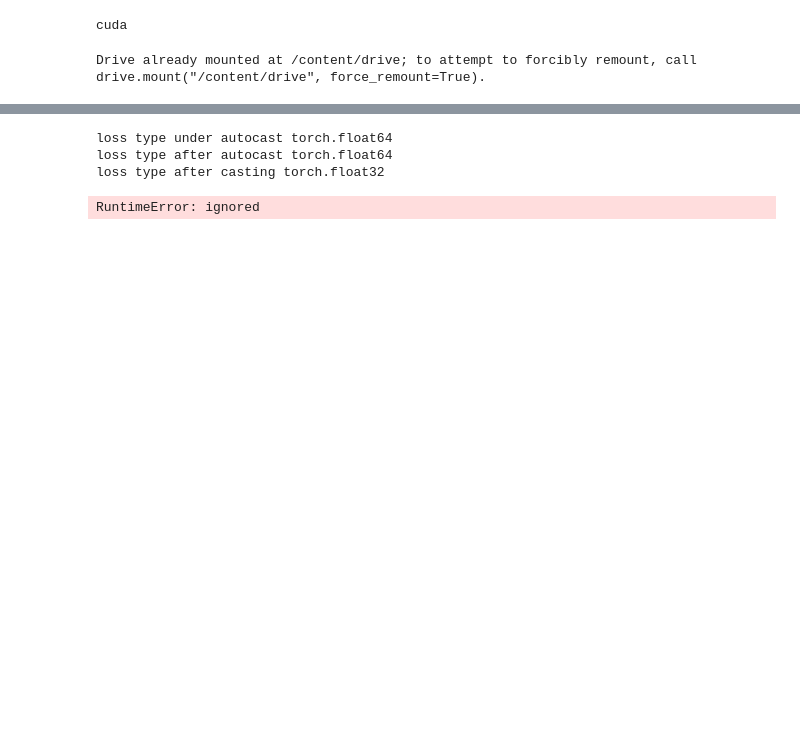
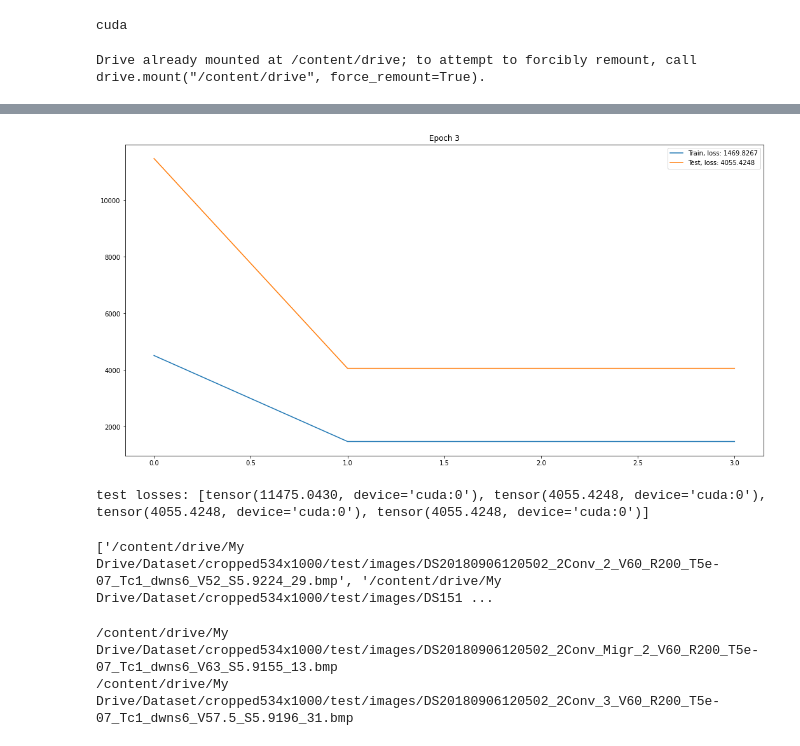
Before and after one commit to konstantin1998/first-repository, a Jupyter notebook: litpm.ipynb, the cells around one changed output, grey strips where cells are left out. Cells and saved outputs as stored; diff of their text form; code cells hidden in the pictures; blank space fills up the shorter version.

Commit message:
amp seems to be working, 13 conv, mse 4055

```diff
--- a/litpm.ipynb
+++ b/litpm.ipynb
@@ -96,6 +97,6 @@ class DataGenerator():
 # %%
 data_generator = DataGenerator('/content/drive/My Drive/Dataset/cropped534x1000/train',
                                '/content/drive/My Drive/Dataset/cropped534x1000/test',
-                               '/content/drive/My Drive/Dataset/cropped534x1000/augmentated_results.csv')
+                               '/content/drive/My Drive/Dataset/cropped534x1000/results.csv')
 trainloader, testloader = data_generator.prepare_data()
 # %% [output]
@@ -183,6 +196,7 @@ class Model(nn.Module):
     return x
 # %%
 #autocast = torch.cuda.amp.autocast
+
 scaler = torch.cuda.amp.GradScaler()
 
 def train(model, optim, criterion, dataloader, epoch, device):
@@ -193,16 +207,17 @@ def train(model, optim, criterion, dataloader, epoch, device):
     for data, label in dataloader:
 
         data, label = data.to(device), label.to(device)
+        label = label.float()
         with torch.cuda.amp.autocast():
           optim.zero_grad()
           output = model(data)
           output = output.reshape((output.shape[0]))
           loss = criterion(output, label)
-          print('loss type under autocast', loss.dtype)
-        print('loss type after autocast', loss.dtype)
+
         loss = loss.float()
-        print('loss type after casting', loss.dtype)
         scaler.scale(loss).backward()
+
+
         scaler.step(optim)
         scaler.update()
 
@@ -210,3 +225,27 @@ def train(model, optim, criterion, dataloader, epoch, device):
         total += output.shape[0]
 
     return train_loss / total
+"""
+def train(model, optim, criterion, dataloader, epoch, device):
+    total = 0
+    train_loss = 0
+
+    model.train()
+    for data, label in dataloader:
+        #print(data)
+        data, label = data.to(device), label.to(device)
+        optim.zero_grad()
+        output = model(data)
+        output = output.reshape((output.shape[0])).float()
+        label = label.float()
+
+
+        loss = criterion(output, label)
+        loss.backward()
+        optim.step()
+
+        train_loss += loss.item()
+        total += output.shape[0]
+
+    return train_loss / total
+"""
@@ -261,33 +302,51 @@ scheduler = optim.lr_scheduler.StepLR(optimizer, 2, gamma=0.5)
 # %%
 train_losses = []
 test_losses = []
 
 best_loss = 1000000
 num_epochs = 4
 for i in range(num_epochs):
 
     train_loss = train(model, optimizer, criterion, trainloader, i, device)
     train_losses.append(train_loss)
     test_loss = test(model, criterion, testloader, i, device)
     scheduler.step(test_loss)
     test_losses.append(test_loss)
 
     if test_loss < best_loss:
         print('Saving...')
         best_loss = test_loss
-        torch.save(model, '/content/drive/My Drive/Dataset/cropped534x1000/models/ckpt3_11conv.pth')
+        torch.save(model, '/content/drive/My Drive/Dataset/cropped534x1000/models/ckpt3_13conv.pth')
 
     clear_output()
     plt.figure(figsize=(18, 9))
     plt.plot(np.arange(len(train_losses)), train_losses, label=f'Train, loss: {train_loss:.4f}')
     plt.plot(np.arange(len(test_losses)), test_losses, label=f'Test, loss: {test_loss:.4f}')
     plt.title(f'Epoch {i}')
     plt.legend(loc='best')
     plt.show()
 
 print('test losses:', test_losses)
 # %% [output]
+[figure, added]
-loss type under autocast torch.float64
-loss type after autocast torch.float64
-loss type after casting torch.float32
+test losses: [tensor(11475.0430, device='cuda:0'), tensor(4055.4248, device='cuda:0'), tensor(4055.4248, device='cuda:0'), tensor(4055.4248, device='cuda:0')]
-RuntimeError: ignored
+# %%
+f = open('fake_images.txt')
+file_names = []
+for line in f:
+  file_names.append(line.strip())
+
+print(file_names)
+# %% [output]
+['/content/drive/My Drive/Dataset/cropped534x1000/test/images/DS20180906120502_2Conv_2_V60_R200_T5e-07_Tc1_dwns6_V52_S5.9224_29.bmp', '/content/drive/My Drive/Dataset/cropped534x1000/test/images/DS151 ...
+# %%
+import os
+
+for file_name in file_names:
+  try:
+    os.remove(file_name)
+  except FileNotFoundError:
+    print(file_name)
+# %% [output]
+/content/drive/My Drive/Dataset/cropped534x1000/test/images/DS20180906120502_2Conv_Migr_2_V60_R200_T5e-07_Tc1_dwns6_V63_S5.9155_13.bmp
+/content/drive/My Drive/Dataset/cropped534x1000/test/images/DS20180906120502_2Conv_3_V60_R200_T5e-07_Tc1_dwns6_V57.5_S5.9196_31.bmp
```
Also changed, not shown: parts of 6 cells of this notebook.
